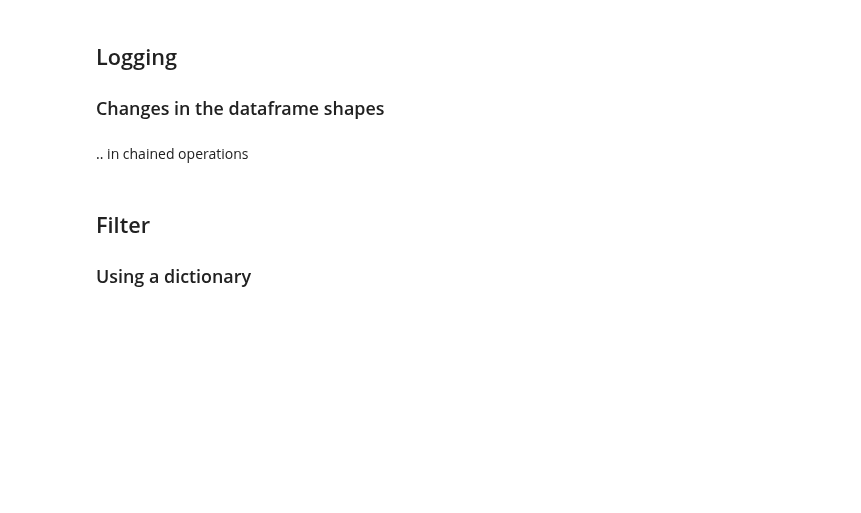
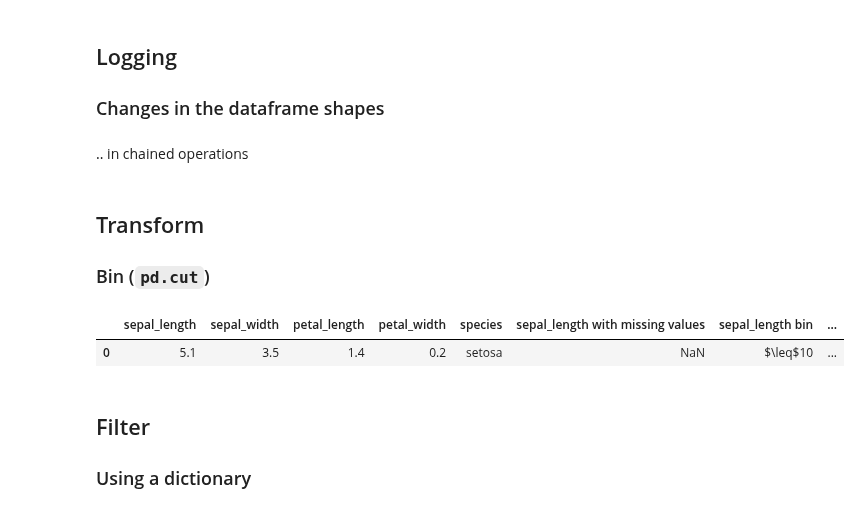
Before and after one commit to rraadd88/roux, a Jupyter notebook: examples/roux_lib_df.ipynb, the cells around one changed output. Cells and saved outputs as stored; diff of their text form; code cells hidden in the pictures; blank space fills up the shorter version.

```diff
--- a/examples/roux_lib_df.ipynb
+++ b/examples/roux_lib_df.ipynb
@@ -143,6 +145,17 @@ _=(data
    .log('sepal_length') # counts of unique values
    .log('sepal_length',groupby='species') # .. grouped by a column/s
   )
+# %% [markdown]
+## Transform
+### Bin (`pd.cut`)
+# %%
+(data
+    .rd.get_bins(col='sepal_length',bins=[0,10,200])
+    .rd.get_bins(col='petal_length',bins=[0,10,200])
+).head(1)
+# %% [output]
+|  | sepal_length | sepal_width | petal_length | petal_width | species | sepal_length with missing values | sepal_length bin | ... |
+| 0 | 5.1 | 3.5 | 1.4 | 0.2 | setosa | NaN | $\leq$10 | ... |
 # %% [markdown]
 ## Filter
 ### Using a dictionary
```
Also changed, not shown: parts of 1 cell of this notebook, 5 other files.
